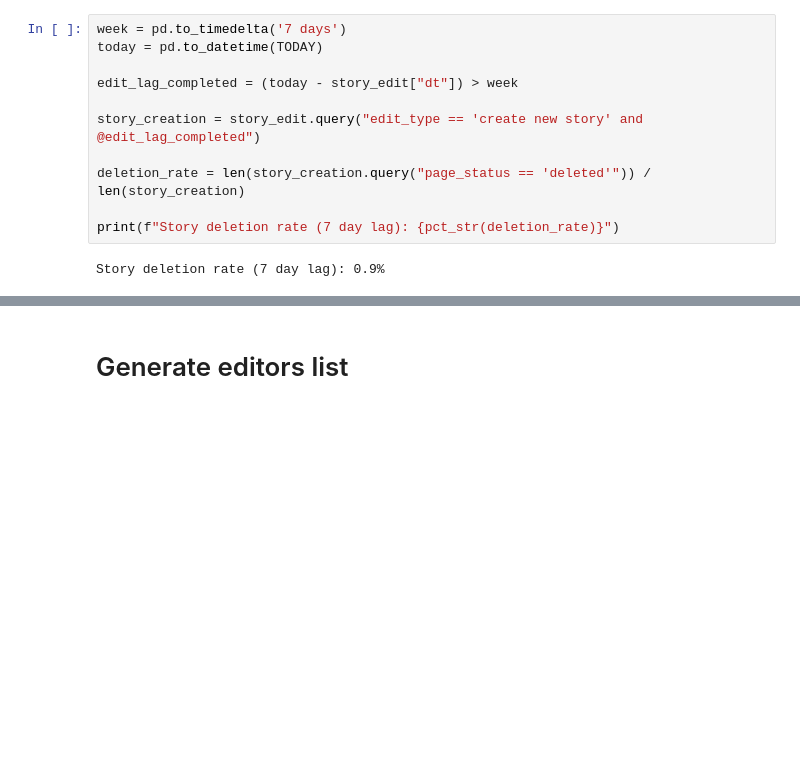
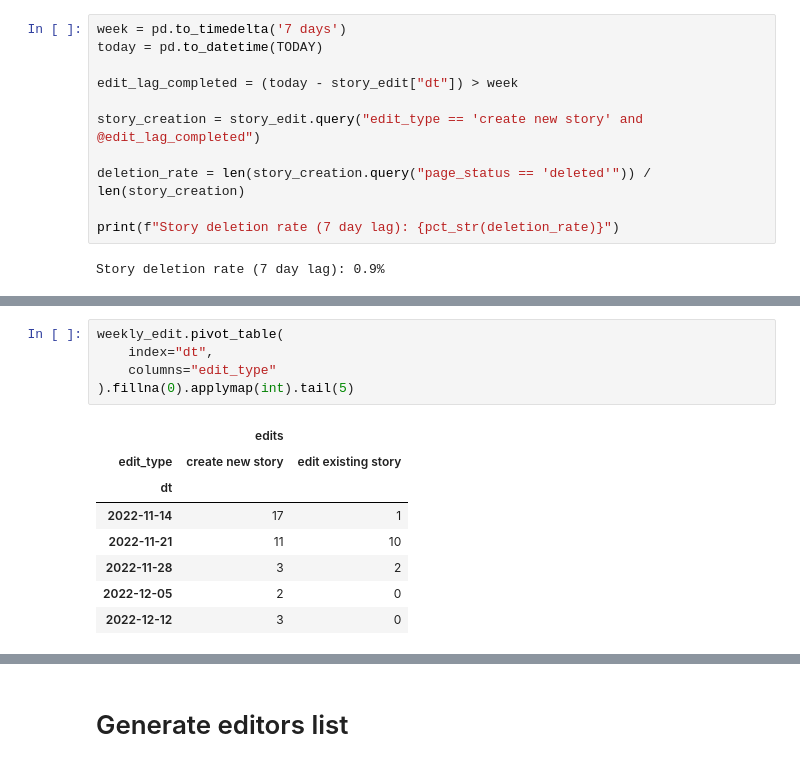
Before and after one commit to wikimedia-research/2022-Wikistories, a Jupyter notebook: basic_stats.ipynb, the cells around one changed output, grey strips where cells are left out. Saved outputs shown, nothing was run; the diff lists cells and outputs as text; blank space fills up the shorter version.

```diff
--- a/basic_stats.ipynb
+++ b/basic_stats.ipynb
@@ -149,3 +155,17 @@ fig.show()
+# %%
+weekly_edit.pivot_table(
+    index="dt",
+    columns="edit_type"
+).fillna(0).applymap(int).tail(5)
+# %% [output]
+|  | edits |  |
+| edit_type | create new story | edit existing story |
+| dt |  |  |
+| 2022-11-14 | 17 | 1 |
+| 2022-11-21 | 11 | 10 |
+| 2022-11-28 | 3 | 2 |
+| 2022-12-05 | 2 | 0 |
+| 2022-12-12 | 3 | 0 |
 # %%
 def classify_editor(df):
     if df["is_user_first_edit"].any():
```
Also changed, not shown: parts of 7 cells of this notebook.
